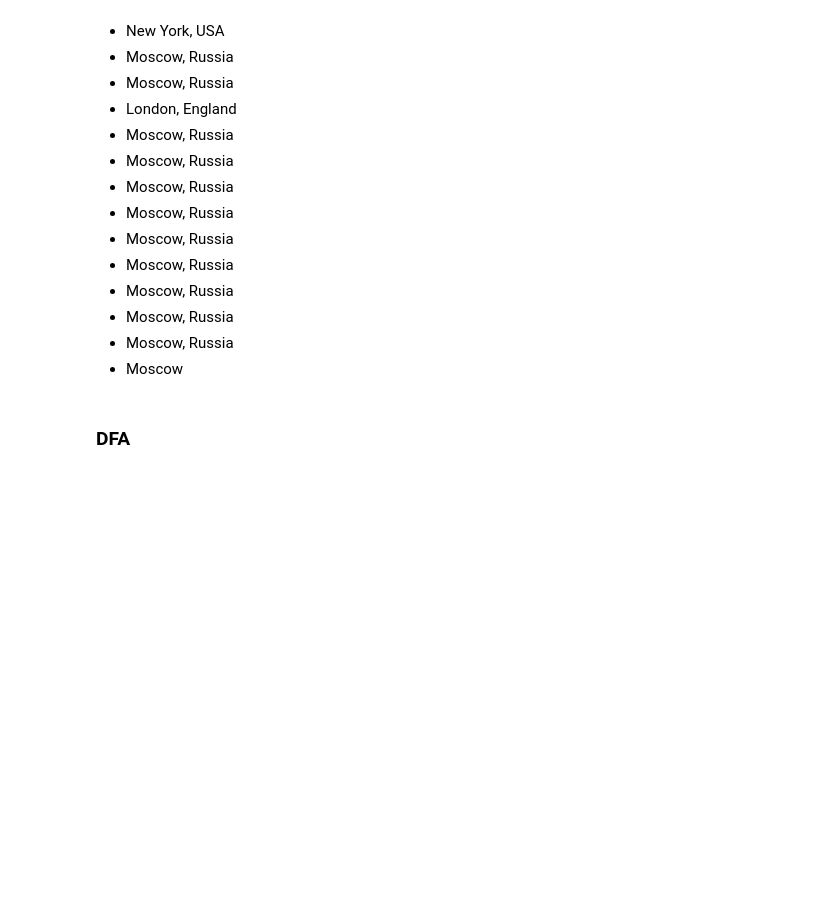
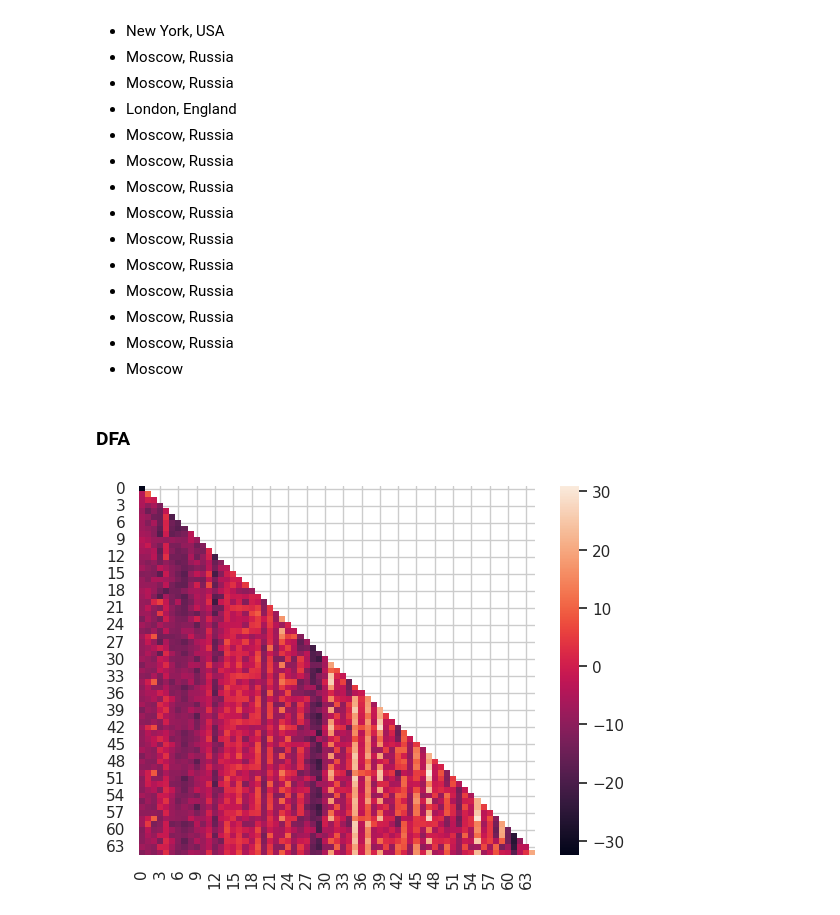
Before and after one commit to gboxo/GemmaExploration, a Jupyter notebook: terminations.ipynb, the cells around one changed output. Drawn from its saved outputs; the diff is of its cells as text; code cells hidden in the pictures; blank space fills up the shorter version.

```diff
--- a/terminations.ipynb
+++ b/terminations.ipynb
@@ -228,5 +228,6 @@ with torch.no_grad():
     sae = SAE(sae_cfg)
     sae.load_state_dict(state_dict)
     sae.to("cuda:0")
+    sae.use_error_term = True
 
     saes_dict[sae.cfg.hook_name] = sae
@@ -428,3 +431,5 @@ Moscow
 ### DFA
 # %%
 # What are the features that most contribute to the fireing of feature 4411
+with torch.no_grad():
+    logits, cache = model.run_with_cache(tokens)
@@ -430,0 +447,23 @@ Moscow
+# %%
+
+pattern = cache[get_act_name("pattern",22)]
+out = cache["blocks.22.hook_attn_out"]
+stacked_values = cache['blocks.22.attn.hook_v']
+v_cat = torch.repeat_interleave(stacked_values, dim=2, repeats=2)
+v_cat = einops.rearrange(v_cat, "batch src_pos n_heads  d_head -> batch src_pos (n_heads d_head) ",d_head = model.cfg.d_head,n_heads = model.cfg.n_heads)
+# %%
+
+attn_weight = einops.repeat(pattern, "batch n_heads dest src -> batch dest src (n_heads d_head)",d_head = model.cfg.d_head, n_heads = model.cfg.n_heads)
+decompose_z_cat = attn_weight*v_cat.unsqueeze(0)
+W_O = model.state_dict()["blocks.18.attn.W_O"].detach()
+W_O_conc = einops.rearrange(W_O,"n_heads d_head d_model -> (n_heads d_head) d_model")
+decompose_out = einops.einsum(W_O_conc,decompose_z_cat,"d_attn d_model, batch dest src d_attn -> batch d_model dest src")
+scale = cache['blocks.22.ln2.hook_scale']
+resid_rms = (decompose_out**2).mean(dim = 1,keepdim = True).sqrt()
+decompose_out_normalized =  (decompose_out/resid_rms)*scale
+dir_decompose_out = einops.einsum(decompose_out_normalized, dir, "batch d_model dest src, d_model -> batch dest src")
+# %%
+sns.heatmap(dir_decompose_out[0].cpu())
+plt.show()
+# %% [output]
+[figure, added]
```
Also changed, not shown: parts of 4 cells of this notebook.
